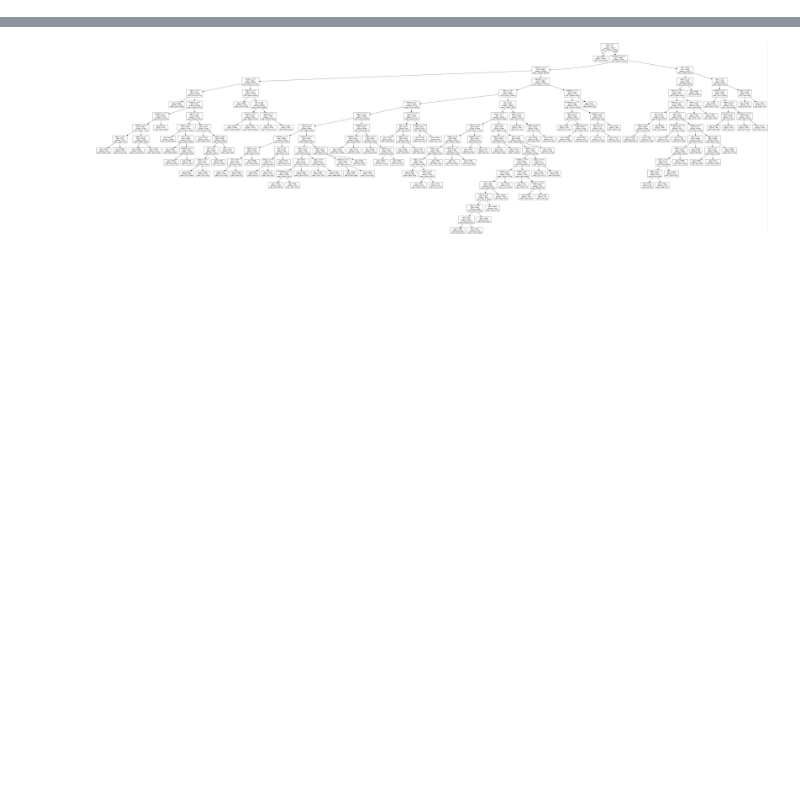
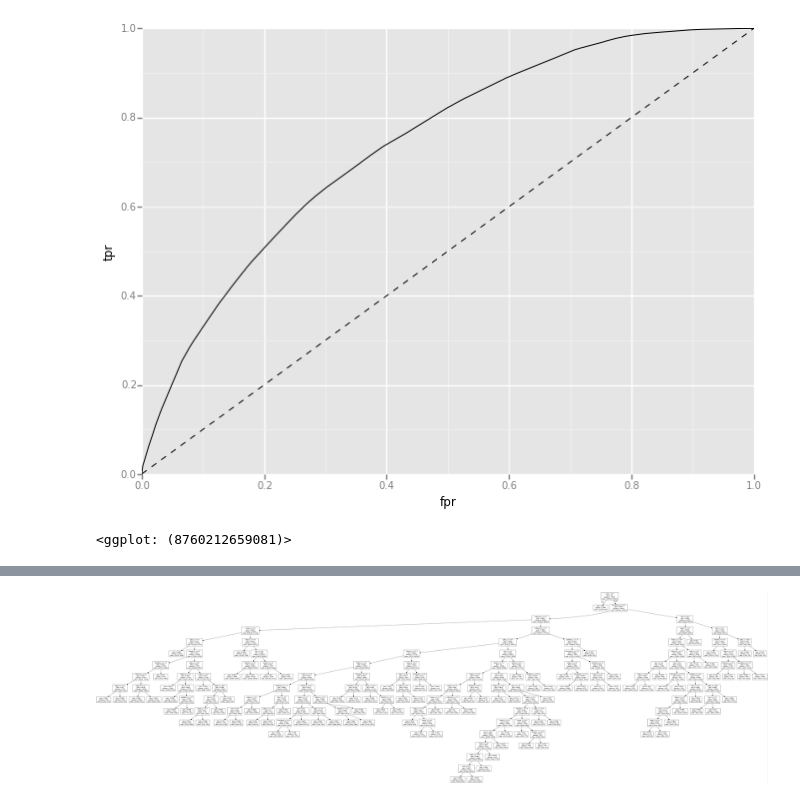
Before and after one commit to chrpr/dpla-c4lj, a Jupyter notebook: notebooks/dpla.predictions.ipynb, the cells around one changed output, grey strips where cells are left out. Drawn from its saved outputs; the diff is of its cells as text; code cells hidden in the pictures; blank space fills up the shorter version.

```diff
--- a/notebooks/dpla.predictions.ipynb
+++ b/notebooks/dpla.predictions.ipynb
@@ -151,0 +51,5 @@ def visualize_tree(tree, feature_names):
+# %%
+# merge them all
+merge_case = case.merge(words, left_on='identifier', right_on='dplaid', how='left')
+merge_rand = rand.merge(words, left_on='identifier', right_on='dplaid', how='left')
+merge_eval = evalu.merge(words, left_on='identifier', right_on='dplaid', how='left')
@@ -151,0 +184,7 @@ def visualize_tree(tree, feature_names):
+# %%
+# How about a Decision Tree, then!
+# I've now selected my features above, and built my training and testing feature sets.
+# So Now I can...
+
+dt = DecisionTreeClassifier(min_samples_split=20, random_state=99, max_leaf_nodes=100)
+dt.fit(ctrain[featurelist], ctrain["analyticsbin"])
@@ -151,0 +238,11 @@ def visualize_tree(tree, feature_names):
+# %%
+preds = dt.predict_proba(ctest[featurelist])[:,1]
+fpr, tpr, _ = roc_curve(ctest["analyticsbin"], preds)
+
+df = pd.DataFrame(dict(fpr=fpr, tpr=tpr))
+ggplot(df, aes(x='fpr', y='tpr')) +\
+    geom_line() +\
+    geom_abline(linetype='dashed')
+# %% [output]
+[figure, added]
+<ggplot: (8760212659081)>
```
Also changed, not shown: parts of 45 cells of this notebook, 2 other files.
